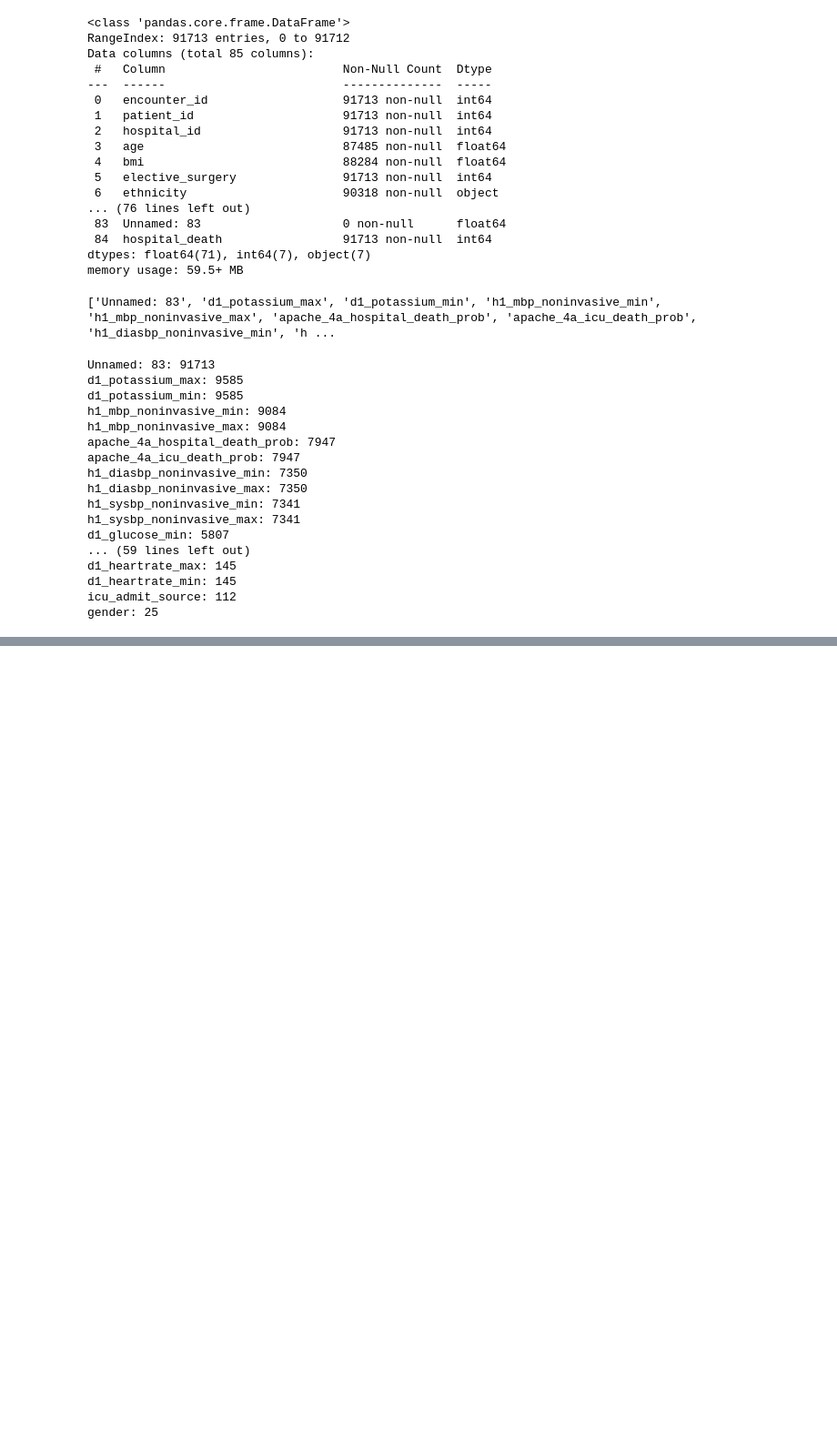
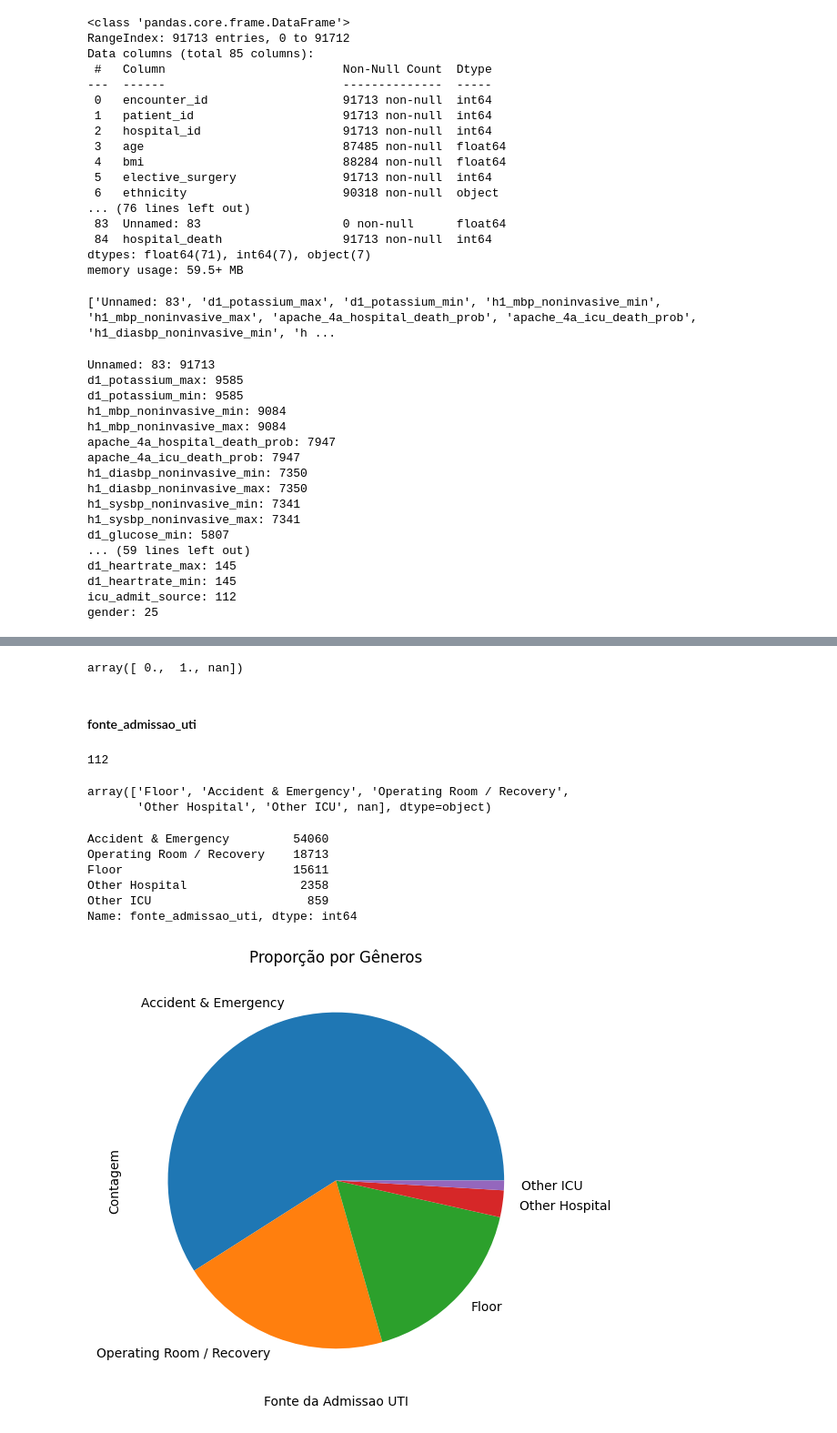
Before and after one commit to uiara/-PISI3_2022.2, a Jupyter notebook: data/analise.ipynb, the cells around one changed output, grey strips where cells are left out. Shown at 91% size. Drawn from its saved outputs; the diff is of its cells as text; code cells hidden in the pictures; blank space fills up the shorter version.

```diff
--- a/data/analise.ipynb
+++ b/data/analise.ipynb
@@ -191,0 +432,34 @@ Index(['id_ncontro', 'id_paciente', 'id_hospital', 'idade', 'imc',
+# %%
+df['tumor_solido_com_metastase'].unique()
+# %% [output]
+array([ 0.,  1., nan])
+# %% [markdown]
+#### fonte_admissao_uti
+# %%
+df['fonte_admissao_uti'].isnull().sum()
+# %% [output]
+112
+# %%
+df['fonte_admissao_uti'].unique()
+# %% [output]
+array(['Floor', 'Accident & Emergency', 'Operating Room / Recovery',
+       'Other Hospital', 'Other ICU', nan], dtype=object)
+# %%
+fonte_admissao_uti_count = df['fonte_admissao_uti'].value_counts()
+fonte_admissao_uti_count
+# %% [output]
+Accident & Emergency         54060
+Operating Room / Recovery    18713
+Floor                        15611
+Other Hospital                2358
+Other ICU                      859
+Name: fonte_admissao_uti, dtype: int64
+# %%
+plt.figure(figsize=(8, 6))
+fonte_admissao_uti_count.plot(kind='pie')
+plt.xlabel('Fonte da Admissao UTI')
+plt.ylabel('Contagem')
+plt.title('Proporção por Gêneros')
+plt.show()
+# %% [output]
+[figure, added]
```
Also changed, not shown: parts of 76 cells of this notebook.
